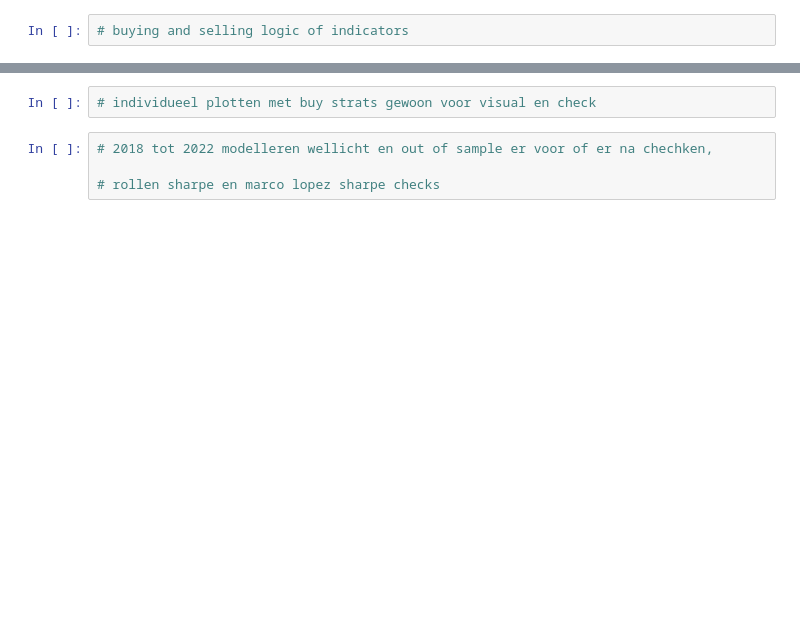
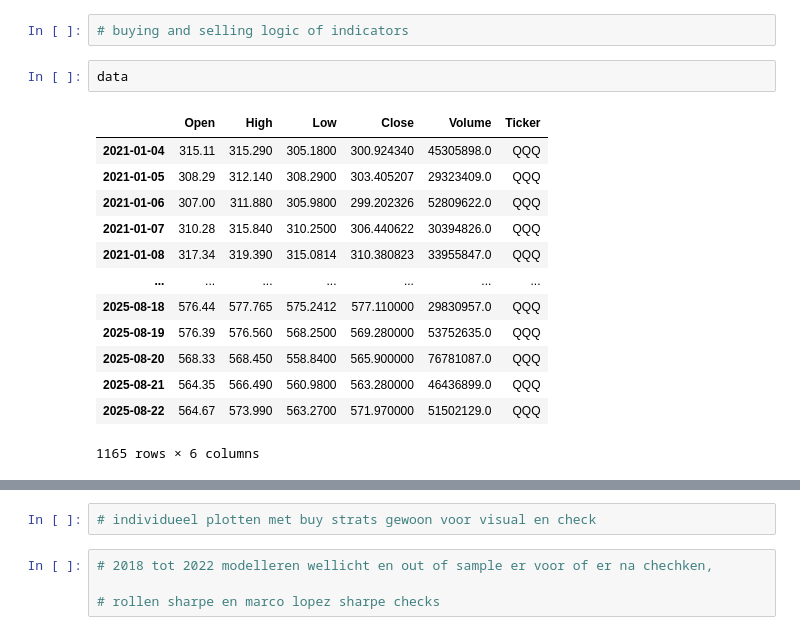
Before and after one commit to chielgroen1998/TA_optimization, a Jupyter notebook: TAopt_planning.ipynb, the cells around one changed output, grey strips where cells are left out. Saved outputs shown, nothing was run; the diff lists cells and outputs as text; blank space fills up the shorter version.

```diff
--- a/TAopt_planning.ipynb
+++ b/TAopt_planning.ipynb
@@ -746,2 +455,18 @@ class Indicator:
 # %%
 # buying and selling logic of indicators
+# %%
+data
+# %% [output]
+|  | Open | High | Low | Close | Volume | Ticker |
+| 2021-01-04 | 315.11 | 315.290 | 305.1800 | 300.924340 | 45305898.0 | QQQ |
+| 2021-01-05 | 308.29 | 312.140 | 308.2900 | 303.405207 | 29323409.0 | QQQ |
+| 2021-01-06 | 307.00 | 311.880 | 305.9800 | 299.202326 | 52809622.0 | QQQ |
+| 2021-01-07 | 310.28 | 315.840 | 310.2500 | 306.440622 | 30394826.0 | QQQ |
+| 2021-01-08 | 317.34 | 319.390 | 315.0814 | 310.380823 | 33955847.0 | QQQ |
+| ... | ... | ... | ... | ... | ... | ... |
+| 2025-08-18 | 576.44 | 577.765 | 575.2412 | 577.110000 | 29830957.0 | QQQ |
+| 2025-08-19 | 576.39 | 576.560 | 568.2500 | 569.280000 | 53752635.0 | QQQ |
+| 2025-08-20 | 568.33 | 568.450 | 558.8400 | 565.900000 | 76781087.0 | QQQ |
+| 2025-08-21 | 564.35 | 566.490 | 560.9800 | 563.280000 | 46436899.0 | QQQ |
+| 2025-08-22 | 564.67 | 573.990 | 563.2700 | 571.970000 | 51502129.0 | QQQ |
+1165 rows × 6 columns
```
Also changed, not shown: parts of 22 cells of this notebook, 12 other files.
